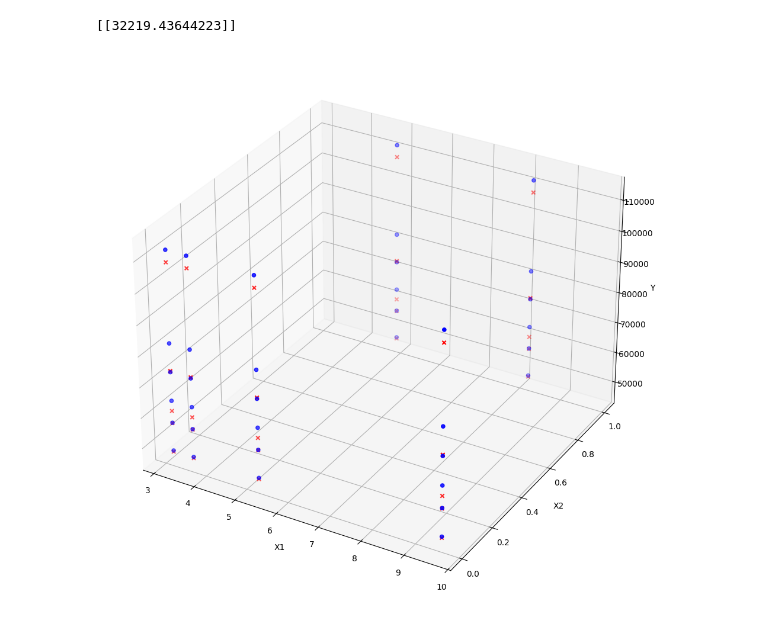
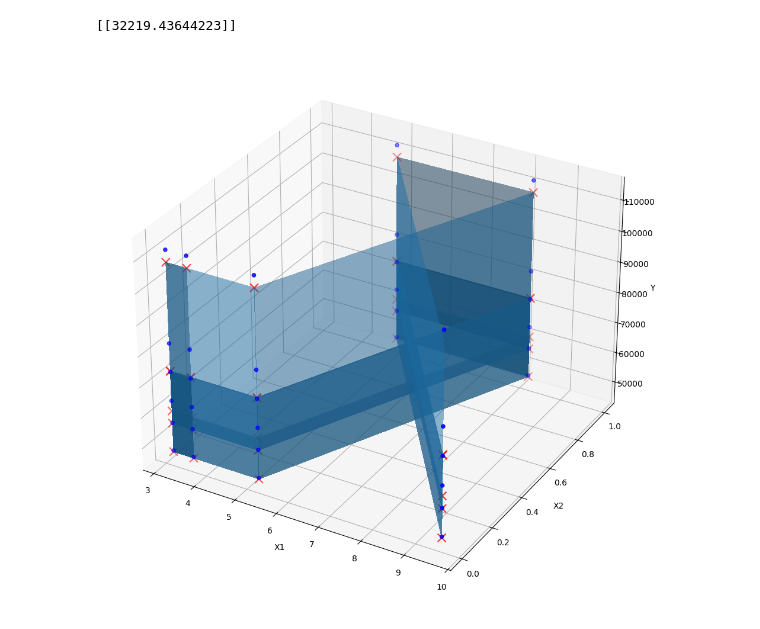
Before and after one commit to MikeySharma/machine-learning, a Jupyter notebook: 1. Linear Regression/2.MultipleDataSimpleLinearRegression.ipynb, the cells around one changed output. Saved outputs shown, nothing was run; the diff lists cells and outputs as text; code cells hidden in the pictures.

```diff
--- a/1. Linear Regression/2.MultipleDataSimpleLinearRegression.ipynb
+++ b/1. Linear Regression/2.MultipleDataSimpleLinearRegression.ipynb
@@ -157,17 +157,20 @@ print(model.predict(custom_value))
 # %%
 #Plotting
 fig = plt.figure(figsize=(12, 12))
 ax = fig.add_subplot(projection='3d')
 ax.set_xlabel('X1')
 ax.set_ylabel('X2')
 ax.set_zlabel('Y')
 
 #  Plot the actual test data points
 ax.scatter(x_test[:, 0], x_test[:, 1], y_test, color='blue', label='Actual Test Points')
 
 # Plot the predicted data points
-ax.scatter(x_test[:, 0], x_test[:, 1], y_pred, color='red', label='Predicted Points', marker='x')
+ax.scatter(x_test[:, 0], x_test[:, 1], y_pred, color='red', label='Predicted Points', marker='x', s=100)
+
+ax.plot_surface(x_test[:,0], x_test[:, 1], y_pred,  linewidth=0, antialiased=False, alpha=0.5)
+
 
 plt.show()
 # %% [output]
-[figure, old version]
+[figure, new version]
```
Also changed, not shown: parts of 1 cell of this notebook.
